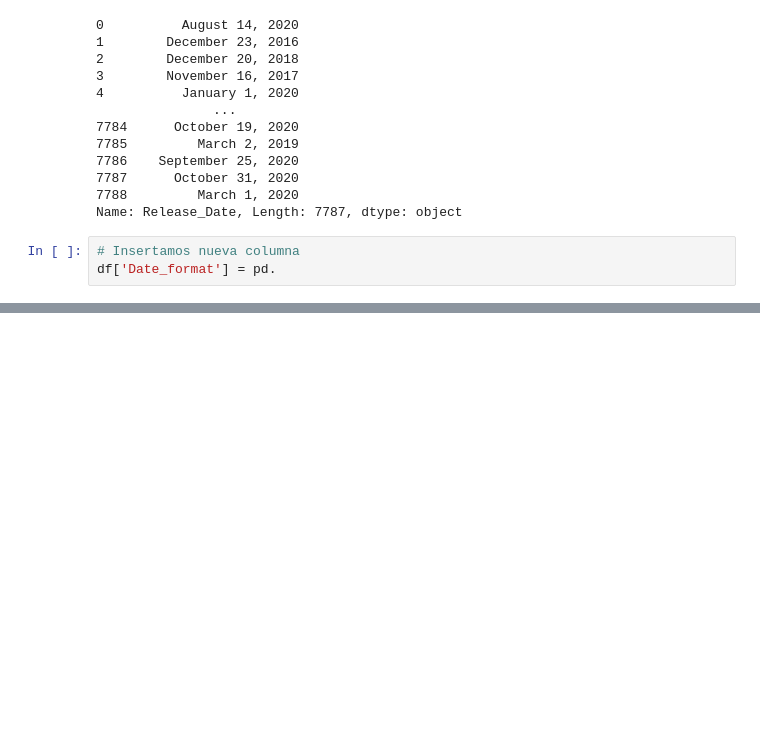
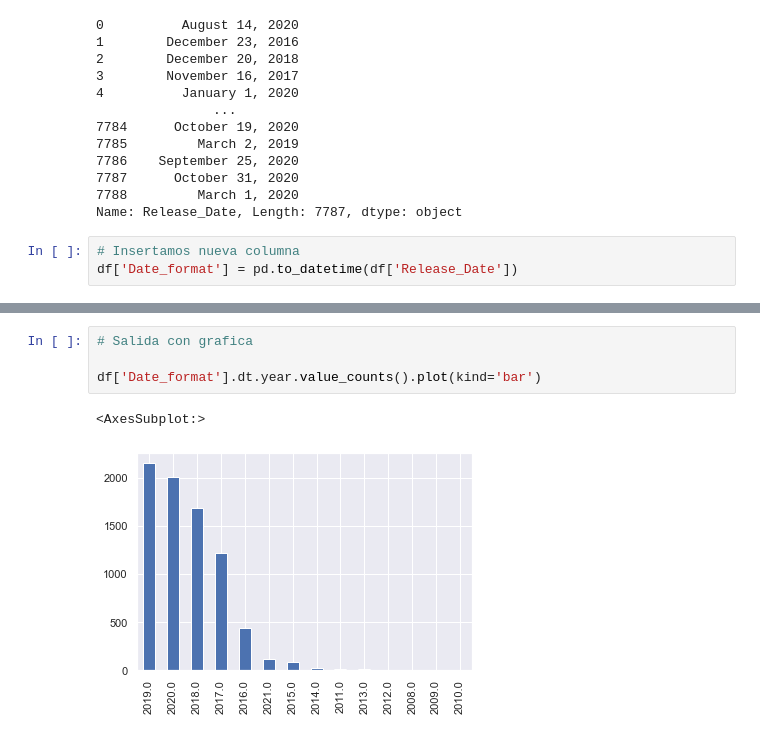
Before and after one commit to MkCst/Data-analysis, a Jupyter notebook: A8Netflix.ipynb, the cells around one changed output, grey strips where cells are left out. Saved outputs shown, nothing was run; the diff lists cells and outputs as text; blank space fills up the shorter version.

```diff
--- a/A8Netflix.ipynb
+++ b/A8Netflix.ipynb
@@ -280,4 +280,4 @@ df.Release_Date
 Name: Release_Date, Length: 7787, dtype: object
 # %%
 # Insertamos nueva columna
-df['Date_format'] = pd.
+df['Date_format'] = pd.to_datetime(df['Release_Date'])
@@ -285,0 +319,7 @@ AttributeError: module 'pandas' has no attribute 'to'
+# %%
+# Salida con grafica
+
+df['Date_format'].dt.year.value_counts().plot(kind='bar')
+# %% [output]
+<AxesSubplot:>
+[figure, added]
```
Also changed, not shown: parts of 37 cells of this notebook.
